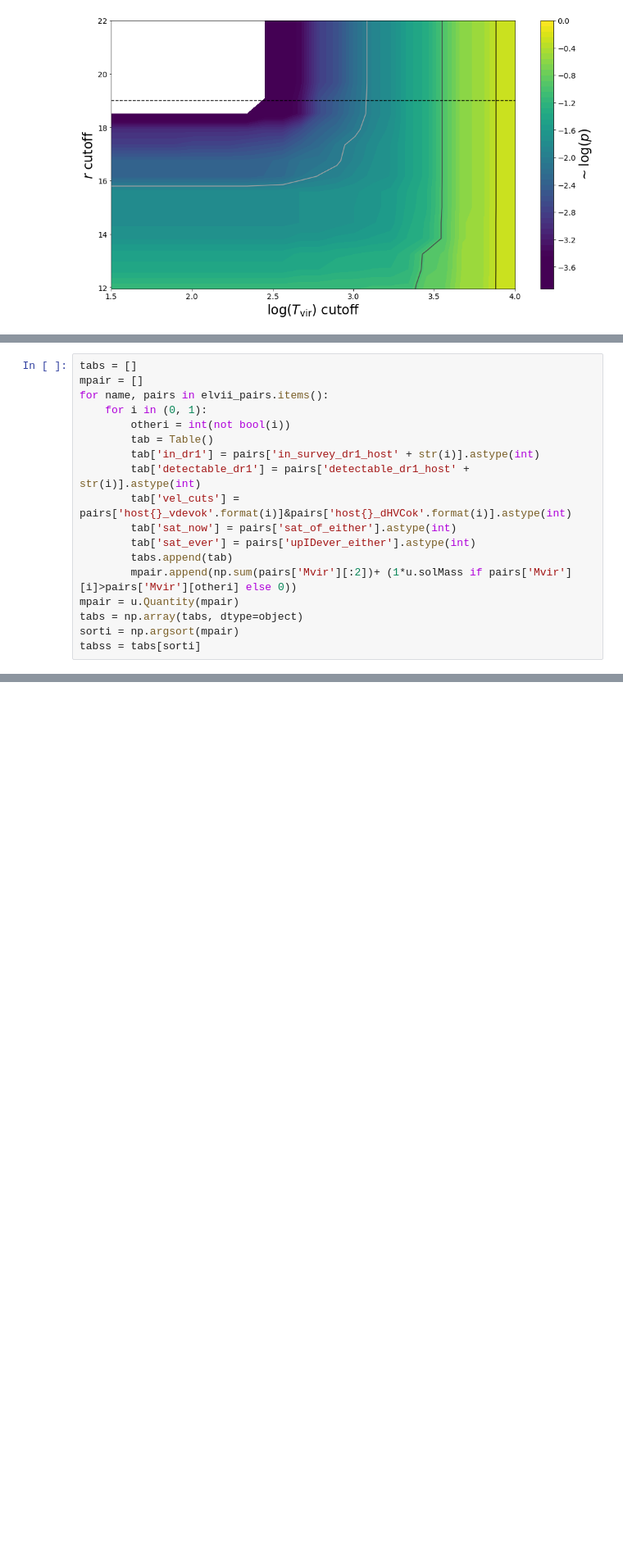
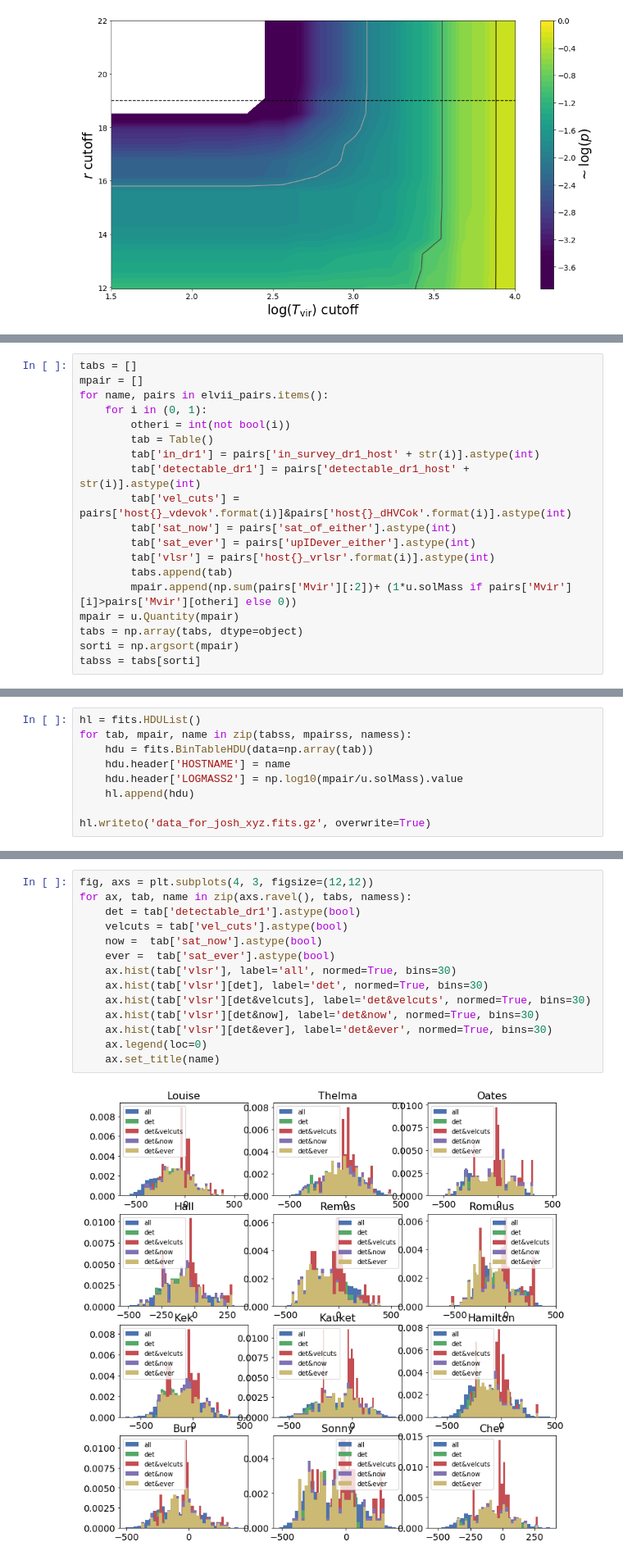
Before and after one commit to eteq/galvis, a Jupyter notebook: UpID ever experiments.ipynb, the cells around one changed output, grey strips where cells are left out. Shown at 82% size. Drawn from its saved outputs; the diff is of its cells as text; blank space fills up the shorter version.

```diff
--- a/UpID ever experiments.ipynb
+++ b/UpID ever experiments.ipynb
@@ -218,6 +236,7 @@ for name, pairs in elvii_pairs.items():
         tab['vel_cuts'] = pairs['host{}_vdevok'.format(i)]&pairs['host{}_dHVCok'.format(i)].astype(int)
         tab['sat_now'] = pairs['sat_of_either'].astype(int)
         tab['sat_ever'] = pairs['upIDever_either'].astype(int)
+        tab['vlsr'] = pairs['host{}_vrlsr'.format(i)].astype(int)
         tabs.append(tab)
         mpair.append(np.sum(pairs['Mvir'][:2])+ (1*u.solMass if pairs['Mvir'][i]>pairs['Mvir'][otheri] else 0))
 mpair = u.Quantity(mpair)
@@ -232,0 +286,9 @@ for tab in tabss:
+# %%
+hl = fits.HDUList()
+for tab, mpair, name in zip(tabss, mpairss, namess):
+    hdu = fits.BinTableHDU(data=np.array(tab))
+    hdu.header['HOSTNAME'] = name
+    hdu.header['LOGMASS2'] = np.log10(mpair/u.solMass).value
+    hl.append(hdu)
+
+hl.writeto('data_for_josh_xyz.fits.gz', overwrite=True)
@@ -232,0 +297,16 @@ for tab in tabss:
+# %%
+fig, axs = plt.subplots(4, 3, figsize=(12,12))
+for ax, tab, name in zip(axs.ravel(), tabs, namess):
+    det = tab['detectable_dr1'].astype(bool)
+    velcuts = tab['vel_cuts'].astype(bool)
+    now =  tab['sat_now'].astype(bool)
+    ever =  tab['sat_ever'].astype(bool)
+    ax.hist(tab['vlsr'], label='all', normed=True, bins=30)
+    ax.hist(tab['vlsr'][det], label='det', normed=True, bins=30)
+    ax.hist(tab['vlsr'][det&velcuts], label='det&velcuts', normed=True, bins=30)
+    ax.hist(tab['vlsr'][det&now], label='det&now', normed=True, bins=30)
+    ax.hist(tab['vlsr'][det&ever], label='det&ever', normed=True, bins=30)
+    ax.legend(loc=0)
+    ax.set_title(name)
+# %% [output]
+[figure, added]
```
Also changed, not shown: parts of 9 cells of this notebook.
